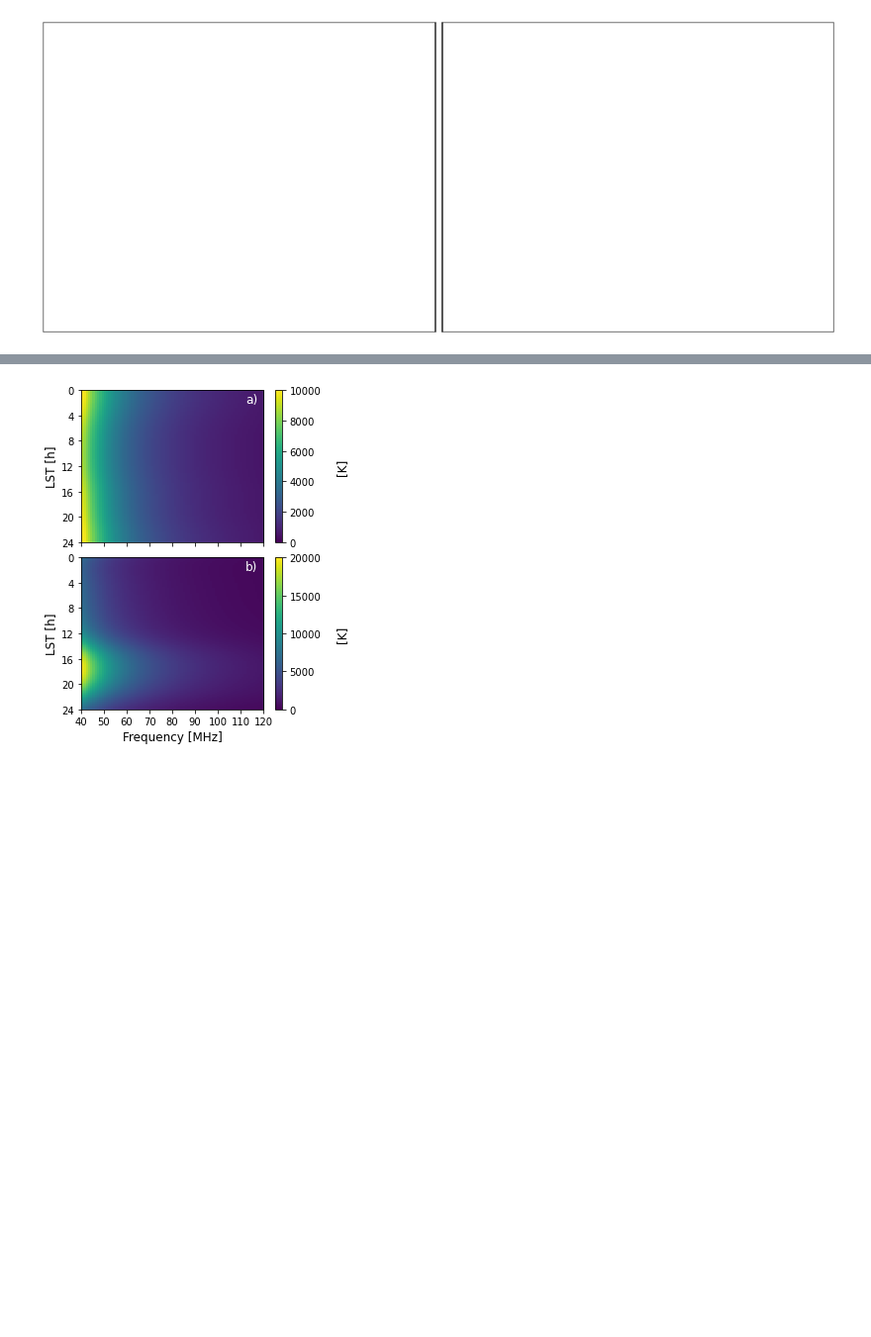
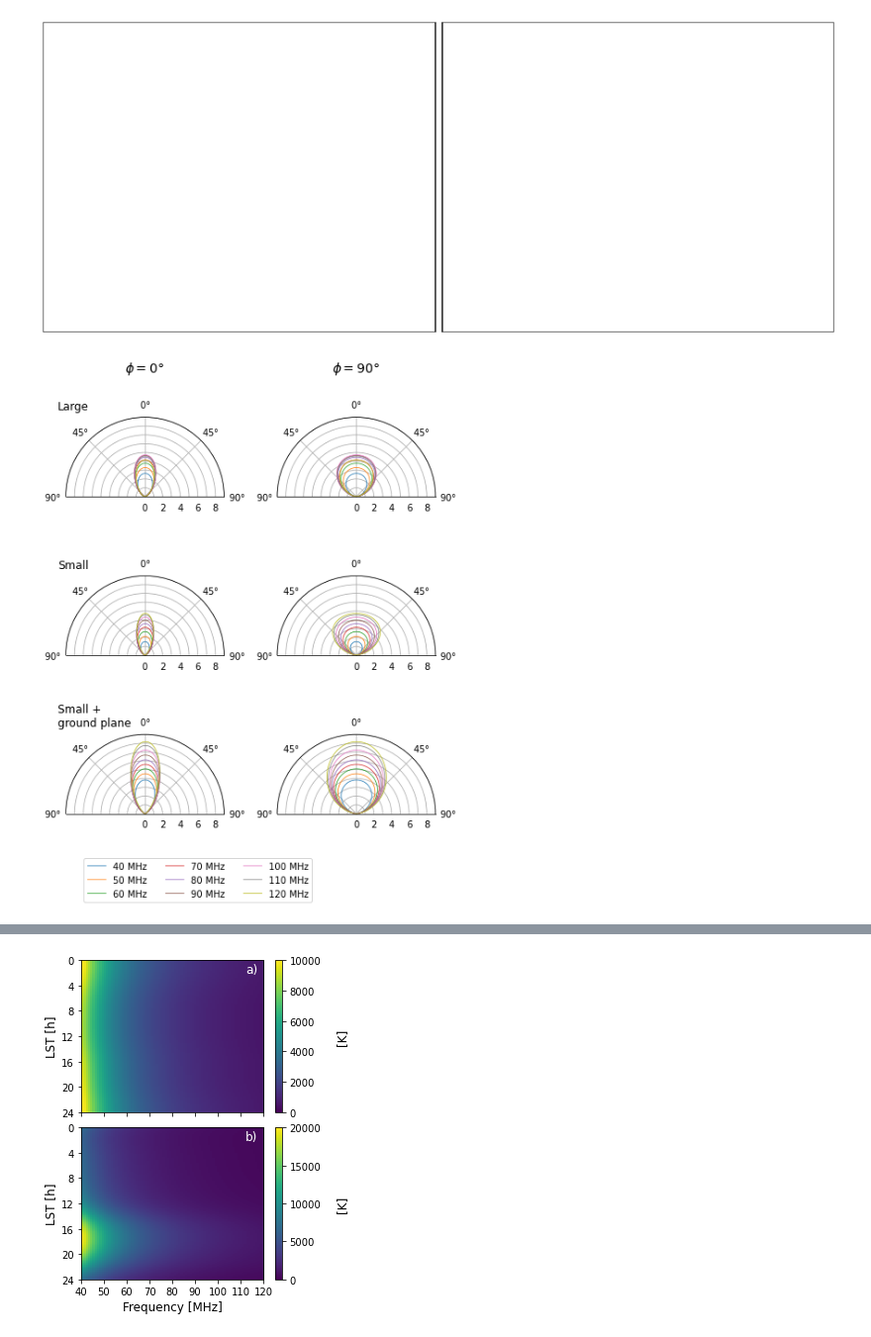
Before and after one commit to christianhbye/21cm_obs_simulations, a Jupyter notebook: PaperPlots_MIST.ipynb, the cells around one changed output, grey strips where cells are left out. Shown at 99% size. Drawn from its saved outputs; the diff is of its cells as text; code cells hidden in the pictures; blank space fills up the shorter version.

Commit message:
new plots with new labels

```diff
--- a/PaperPlots_MIST.ipynb
+++ b/PaperPlots_MIST.ipynb
@@ -31,3 +34,7 @@ ax.text(panel_length/2, )
 plt.show()
 # %% [output]
 [figure]
+# %%
+fig, axs = a.polar_beam(gl, f, figsize=(5,3))
+# %% [output]
+[figure, added]
```
Also changed, not shown: parts of 5 cells of this notebook.
